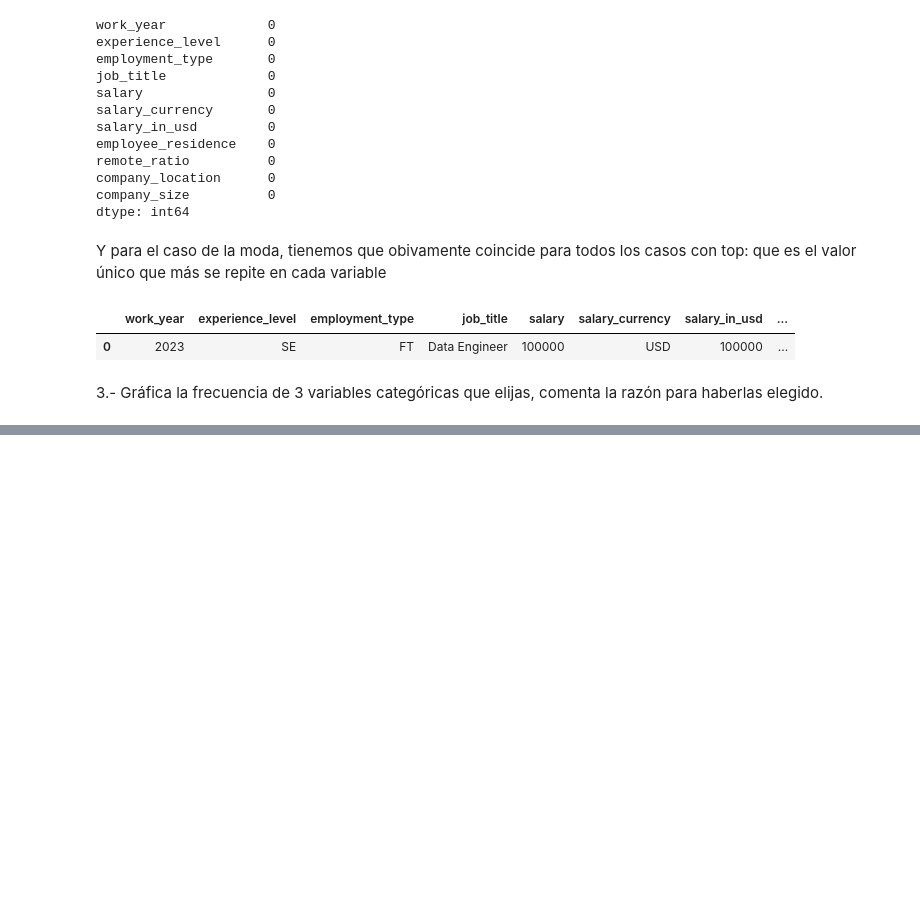
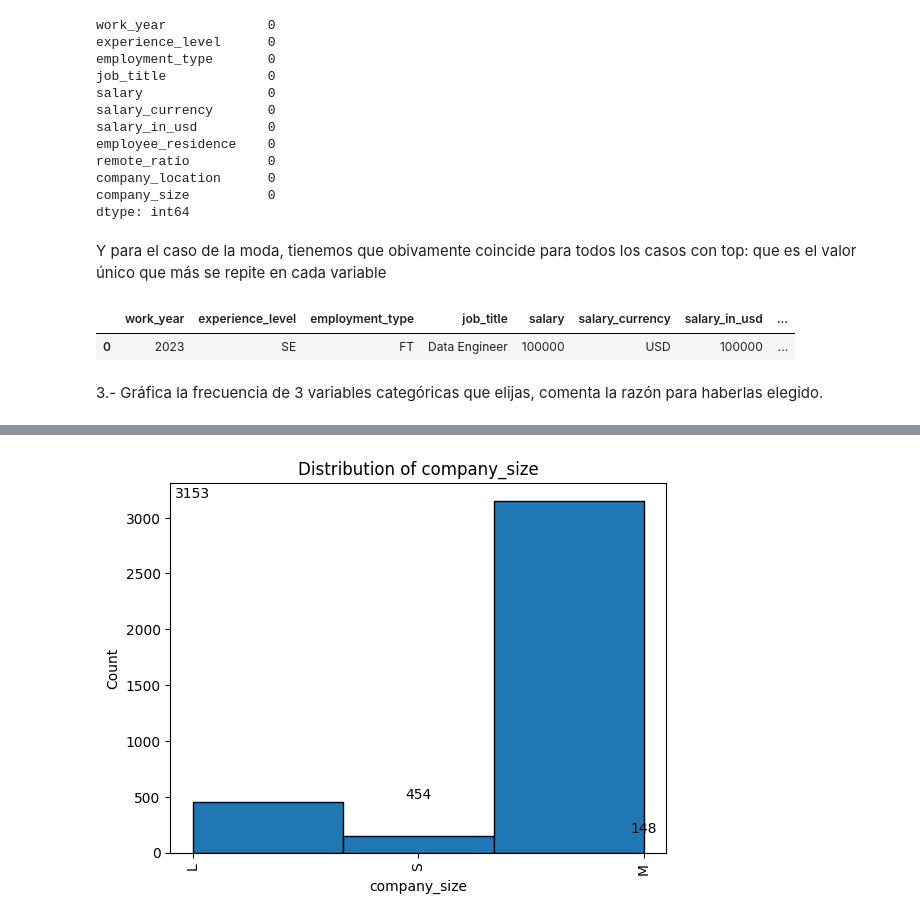
Before and after one commit to Sergio-Ibarra-1795/Diplomado_UNAM_DC_Full_gitHub, a Jupyter notebook: Modulo5_Manipulacion_datos/Ibarra_Sergio_Modulo5_Caso_uso.ipynb, the cells around one changed output, grey strips where cells are left out. Cells and saved outputs as stored; diff of their text form; code cells hidden in the pictures; blank space fills up the shorter version.

```diff
--- a/Modulo5_Manipulacion_datos/Ibarra_Sergio_Modulo5_Caso_uso.ipynb
+++ b/Modulo5_Manipulacion_datos/Ibarra_Sergio_Modulo5_Caso_uso.ipynb
@@ -98,0 +120,21 @@ ds_salaries.mode()
+# %%
+# Count the occurrences of each category
+category_counts = ds_salaries['company_size'].value_counts()
+
+# Plot the histogram
+plt.hist(ds_salaries['company_size'], bins=len(category_counts), edgecolor='black', density=False)
+
+# Add the count labels on top of each bar
+for i, v in enumerate(category_counts.values):
+    plt.text(i, v, str(v), ha='center', va='bottom')
+
+# Rotate the x-axis labels
+plt.xticks(rotation=90)
+
+plt.xlabel('company_size')
+plt.ylabel('Count')
+plt.title('Distribution of company_size')
+
+plt.show()
+# %% [output]
+[figure, added]
```
Also changed, not shown: parts of 3 cells of this notebook.
